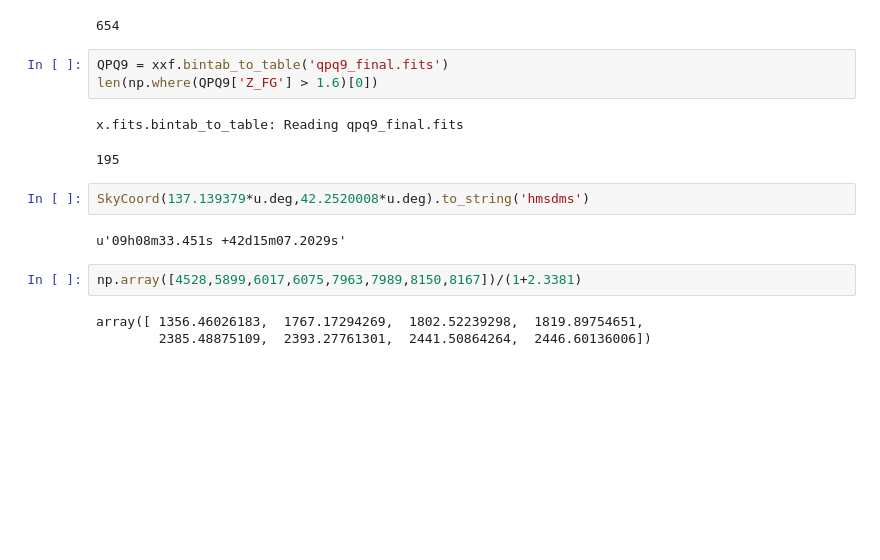
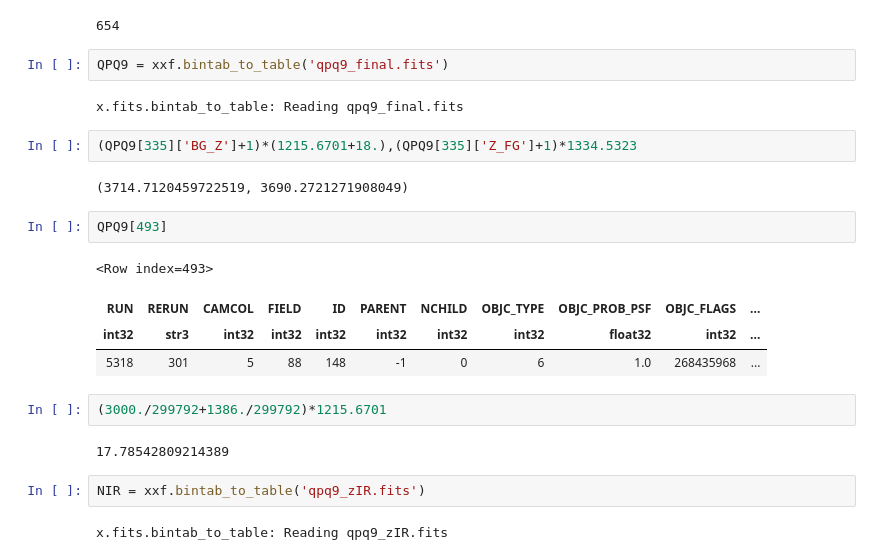
Before and after one commit to qsopairs/papers, a Jupyter notebook: QPQ9/Analysis/QPQ9_sample.ipynb, the cells around one changed output. Cells and saved outputs as stored; diff of their text form; blank space fills up the shorter version.

```diff
--- a/QPQ9/Analysis/QPQ9_sample.ipynb
+++ b/QPQ9/Analysis/QPQ9_sample.ipynb
@@ -631,16 +631,24 @@ len(QPQ9)
 654
 # %%
 QPQ9 = xxf.bintab_to_table('qpq9_final.fits')
-len(np.where(QPQ9['Z_FG'] > 1.6)[0])
 # %% [output]
 x.fits.bintab_to_table: Reading qpq9_final.fits
-195
-# %%
-SkyCoord(137.139379*u.deg,42.2520008*u.deg).to_string('hmsdms')
-# %% [output]
-u'09h08m33.451s +42d15m07.2029s'
-# %%
-np.array([4528,5899,6017,6075,7963,7989,8150,8167])/(1+2.3381)
-# %% [output]
-array([ 1356.46026183,  1767.17294269,  1802.52239298,  1819.89754651,
-        2385.48875109,  2393.27761301,  2441.50864264,  2446.60136006])
+# %%
+(QPQ9[335]['BG_Z']+1)*(1215.6701+18.),(QPQ9[335]['Z_FG']+1)*1334.5323
+# %% [output]
+(3714.7120459722519, 3690.2721271908049)
+# %%
+QPQ9[493]
+# %% [output]
+<Row index=493>
+| RUN | RERUN | CAMCOL | FIELD | ID | PARENT | NCHILD | OBJC_TYPE | OBJC_PROB_PSF | OBJC_FLAGS | ... |
+| int32 | str3 | int32 | int32 | int32 | int32 | int32 | int32 | float32 | int32 | ... |
+| 5318 | 301 | 5 | 88 | 148 | -1 | 0 | 6 | 1.0 | 268435968 | ... |
+# %%
+(3000./299792+1386./299792)*1215.6701
+# %% [output]
+17.78542809214389
+# %%
+NIR = xxf.bintab_to_table('qpq9_zIR.fits')
+# %% [output]
+x.fits.bintab_to_table: Reading qpq9_zIR.fits
```
Also changed, not shown: parts of 2 cells of this notebook, 4 other files.
